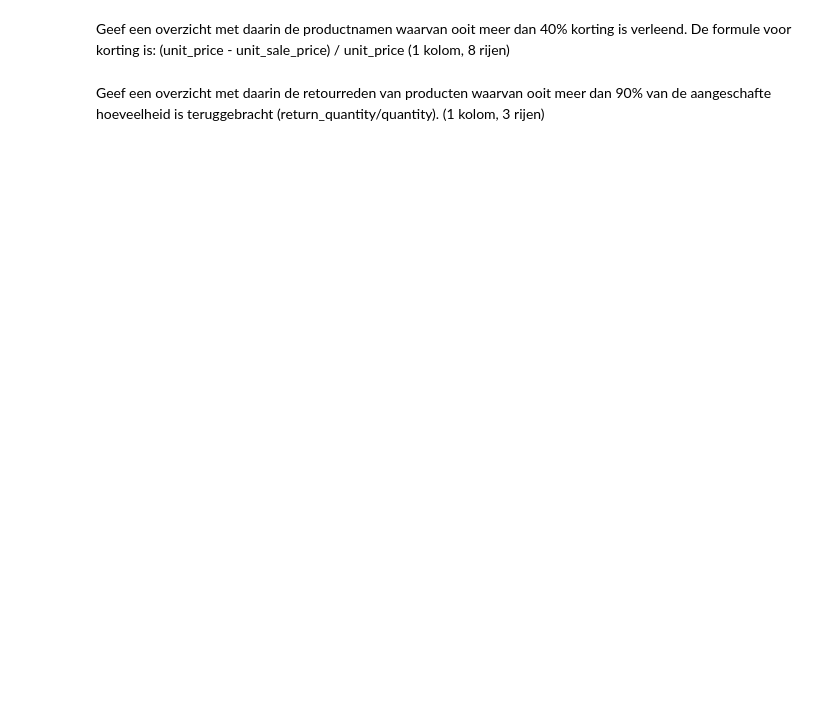
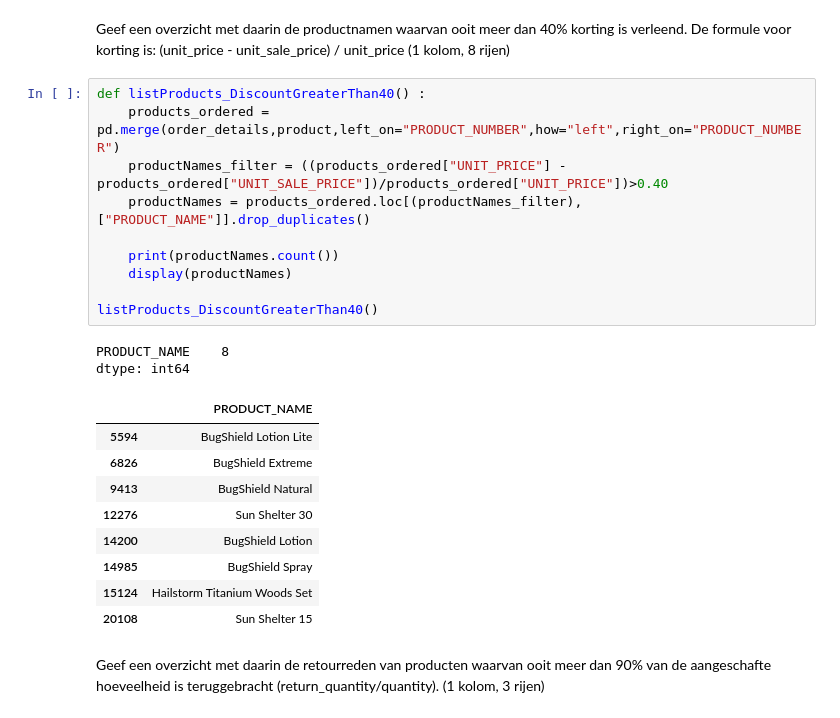
Before and after one commit to DKnightAnon/DEDS_repository, a Jupyter notebook: Practicum_2.3_Opdrachten.ipynb, the cells around one changed output. Drawn from its saved outputs; the diff is of its cells as text; blank space fills up the shorter version.

```diff
--- a/Practicum_2.3_Opdrachten.ipynb
+++ b/Practicum_2.3_Opdrachten.ipynb
@@ -451,4 +504,26 @@ Geef een overzicht met daarin de verschillende namen van producten en bijbehoren
 # %% [markdown]
 Geef een overzicht met daarin de productnamen waarvan ooit meer dan 40% korting is verleend. De formule voor korting is: (unit_price - unit_sale_price) / unit_price (1 kolom, 8 rijen)
+# %%
+def listProducts_DiscountGreaterThan40() :
+    products_ordered = pd.merge(order_details,product,left_on="PRODUCT_NUMBER",how="left",right_on="PRODUCT_NUMBER")
+    productNames_filter = ((products_ordered["UNIT_PRICE"] - products_ordered["UNIT_SALE_PRICE"])/products_ordered["UNIT_PRICE"])>0.40
+    productNames = products_ordered.loc[(productNames_filter),["PRODUCT_NAME"]].drop_duplicates()
+
+    print(productNames.count())
+    display(productNames)
+
+listProducts_DiscountGreaterThan40()
+# %% [output]
+PRODUCT_NAME    8
+dtype: int64
+|  | PRODUCT_NAME |
+| 5594 | BugShield Lotion Lite |
+| 6826 | BugShield Extreme |
+| 9413 | BugShield Natural |
+| 12276 | Sun Shelter 30 |
+| 14200 | BugShield Lotion |
+| 14985 | BugShield Spray |
+| 15124 | Hailstorm Titanium Woods Set |
+| 20108 | Sun Shelter 15 |
 # %% [markdown]
 Geef een overzicht met daarin de retourreden van producten waarvan ooit meer dan 90% van de aangeschafte hoeveelheid is teruggebracht (return_quantity/quantity). (1 kolom, 3 rijen)
```
Also changed, not shown: parts of 6 cells of this notebook.
